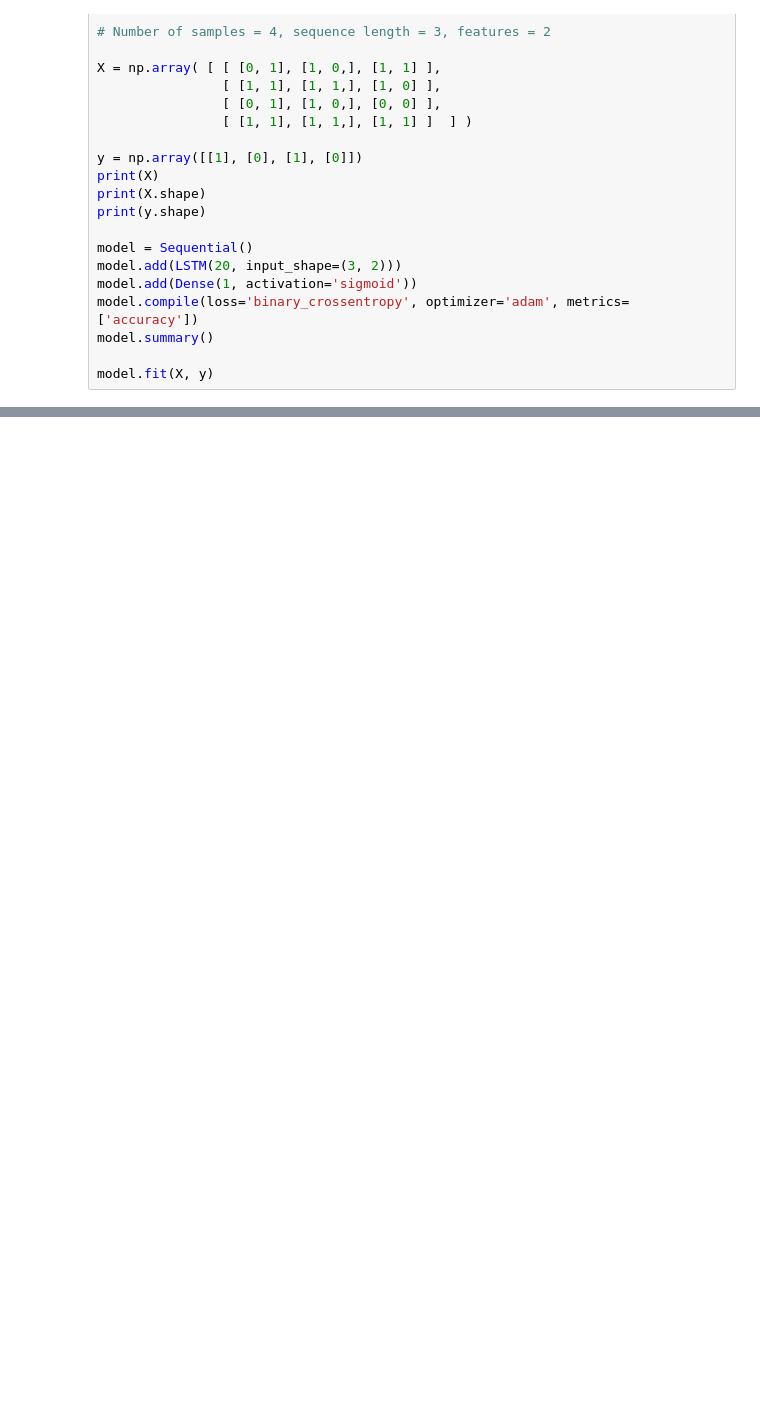
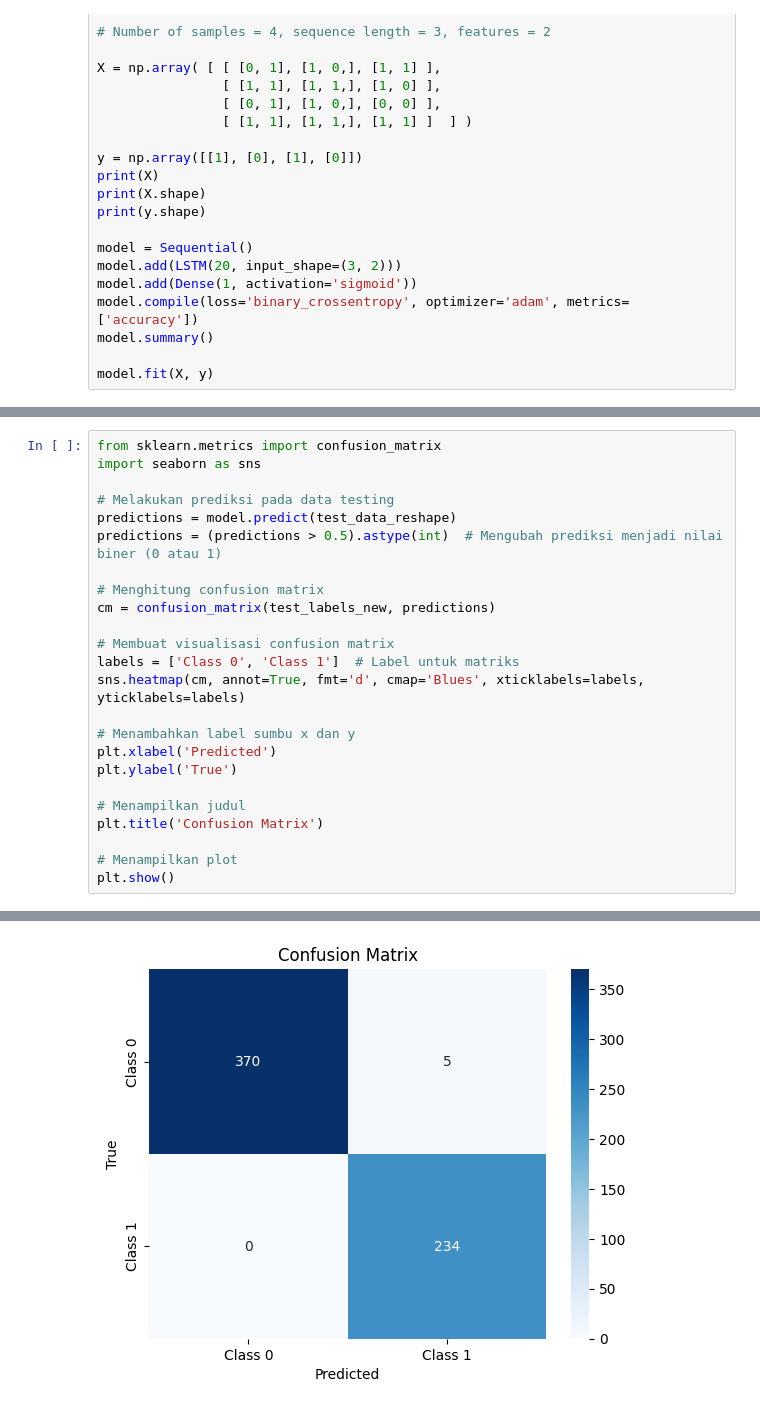
Before and after one commit to wikanadnyana/backend-api-da-project, a Jupyter notebook: blueprint/new_lstm.ipynb, the cells around one changed output, grey strips where cells are left out. Saved outputs shown, nothing was run; the diff lists cells and outputs as text; blank space fills up the shorter version.

```diff
--- a/blueprint/new_lstm.ipynb
+++ b/blueprint/new_lstm.ipynb
@@ -37,0 +277,25 @@ model.fit(X, y)
+# %%
+from sklearn.metrics import confusion_matrix
+import seaborn as sns
+
+# Melakukan prediksi pada data testing
+predictions = model.predict(test_data_reshape)
+predictions = (predictions > 0.5).astype(int)  # Mengubah prediksi menjadi nilai biner (0 atau 1)
+
+# Menghitung confusion matrix
+cm = confusion_matrix(test_labels_new, predictions)
+
+# Membuat visualisasi confusion matrix
+labels = ['Class 0', 'Class 1']  # Label untuk matriks
+sns.heatmap(cm, annot=True, fmt='d', cmap='Blues', xticklabels=labels, yticklabels=labels)
+
+# Menambahkan label sumbu x dan y
+plt.xlabel('Predicted')
+plt.ylabel('True')
+
+# Menampilkan judul
+plt.title('Confusion Matrix')
+
+# Menampilkan plot
+plt.show()
+# %% [output]
@@ -37,0 +303 @@ model.fit(X, y)
+[figure, added]
```
Also changed, not shown: parts of 13 cells of this notebook.
